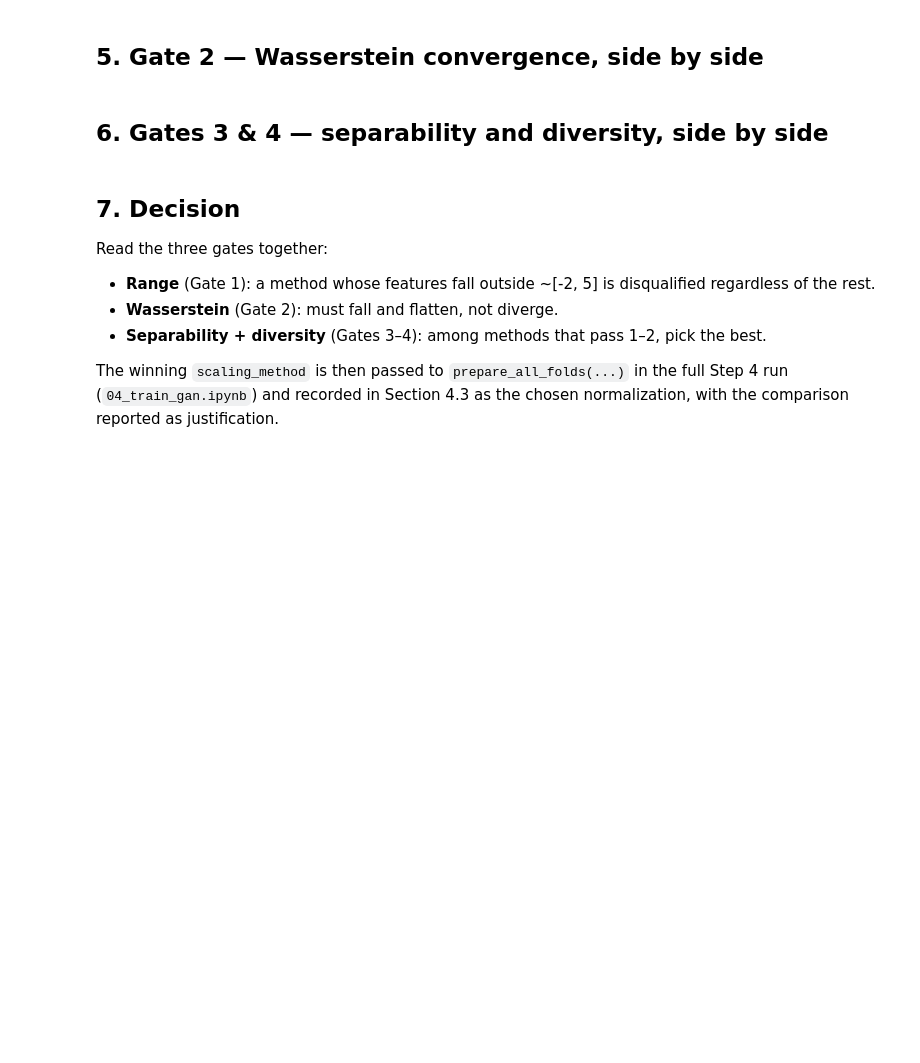
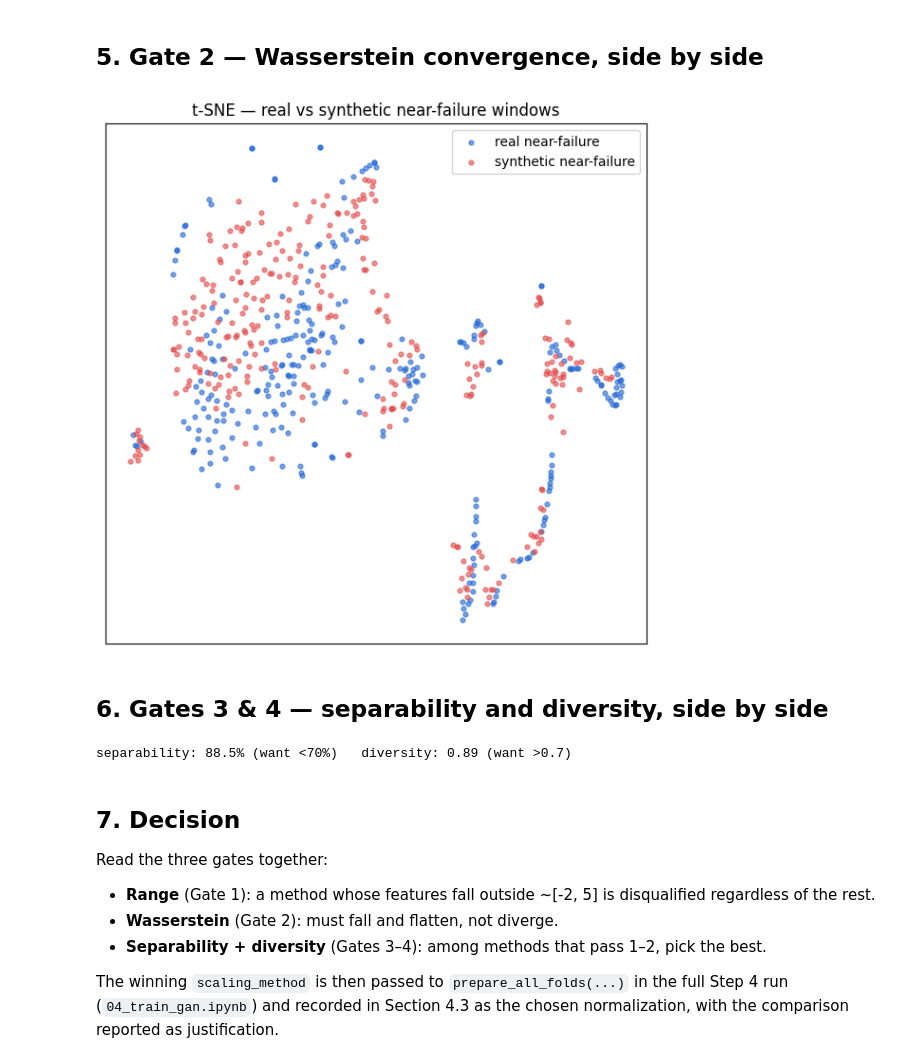
Before and after one commit to f-khadija-benzine/RESS_2025_GAN_Conformal_RUL, a Jupyter notebook: notebooks/04_scaling_comparison.ipynb, the cells around one changed output. Saved outputs shown, nothing was run; the diff lists cells and outputs as text; code cells hidden in the pictures; blank space fills up the shorter version.

```diff
--- a/notebooks/04_scaling_comparison.ipynb
+++ b/notebooks/04_scaling_comparison.ipynb
@@ -88,3 +124,12 @@ for m in METHODS:
     gan = StageGAN(cfg)
     gan.fit(d['X_train'], d['y_stage_train'], verbose=True)
     gans_by_method[m] = gan
+# %%
+EPOCHS = 300
+d = fold_data_by_method['log_clip'][0]   # fold 1, winning scaling
+
+cfg = GANConfig(epochs=EPOCHS, target_stage=3, n_critic=3)   # was 5
+gan = StageGAN(cfg)
+gan.fit(d['X_train'], d['y_stage_train'], verbose=True)
+
+gans_by_method = {'log_clip': gan}
@@ -102,6 +165,35 @@ ax.legend(); ax.grid(alpha=0.3)
 plt.tight_layout()
 plt.savefig(f'{SAVE_DIR}/04_scaling_wasserstein_compare.png', dpi=150, bbox_inches='tight')
 plt.show()
+# %%
+from sklearn.manifold import TSNE
+import numpy as np
+import matplotlib.pyplot as plt
+
+d = fold_data_by_method['log_clip'][0]
+real = d['X_train'][d['y_stage_train'] == 2]        # real near-failure
+n = min(len(real), 300)
+real_s = real[np.random.choice(len(real), n, replace=False)]
+syn = gan.sample(n, 2)                              # synthetic near-failure
+
+# Project both into 2-D together (so the embedding is shared)
+Z = np.concatenate([real_s, syn]).reshape(2*n, -1)  # (2n, 640)
+emb = TSNE(n_components=2, perplexity=30, random_state=0,
+           init='pca', learning_rate='auto').fit_transform(Z)
+
+fig, ax = plt.subplots(figsize=(6, 6))
+ax.scatter(emb[:n, 0], emb[:n, 1], s=12, alpha=0.6,
+           color='#2166d4', label='real near-failure')
+ax.scatter(emb[n:, 0], emb[n:, 1], s=12, alpha=0.6,
+           color='#e34948', label='synthetic near-failure')
+ax.set_title('t-SNE — real vs synthetic near-failure windows')
+ax.set_xticks([]); ax.set_yticks([])
+ax.legend()
+plt.tight_layout()
+plt.savefig(f'{SAVE_DIR}/04_tsne_log_clip_fold1.png', dpi=150, bbox_inches='tight')
+plt.show()
+# %% [output]
+[figure, added]
 # %% [markdown]
 ## 6. Gates 3 & 4 — separability and diversity, side by side
 # %%
@@ -136,6 +228,25 @@ for m in METHODS:
 best = min(summary, key=lambda m: summary[m]['score'])
 print(f"\nBest scaling method: {best}")
 print('(lowest combined distance from ideal separability=50% and diversity=1.0)')
+# %%
+from sklearn.ensemble import RandomForestClassifier
+from sklearn.model_selection import cross_val_score
+from scipy.spatial.distance import pdist
+import numpy as np
+
+d = fold_data_by_method['log_clip'][0]
+real = d['X_train'][d['y_stage_train'] == 2]
+n = min(len(real), 300)
+real_s = real[np.random.choice(len(real), n, replace=False)]
+syn = gan.sample(n, 2)
+
+Xc = np.concatenate([real_s, syn]).reshape(2*n, -1)
+yc = np.r_[np.zeros(n), np.ones(n)]
+sep = cross_val_score(RandomForestClassifier(100, random_state=0), Xc, yc, cv=5).mean()
+div = pdist(syn.reshape(n,-1)).mean() / pdist(real_s.reshape(n,-1)).mean()
+print(f"separability: {sep:.1%} (want <70%)   diversity: {div:.2f} (want >0.7)")
+# %% [output]
+separability: 88.5% (want <70%)   diversity: 0.89 (want >0.7)
 # %% [markdown]
 ## 7. Decision
 
```
Also changed, not shown: parts of 5 cells of this notebook.
